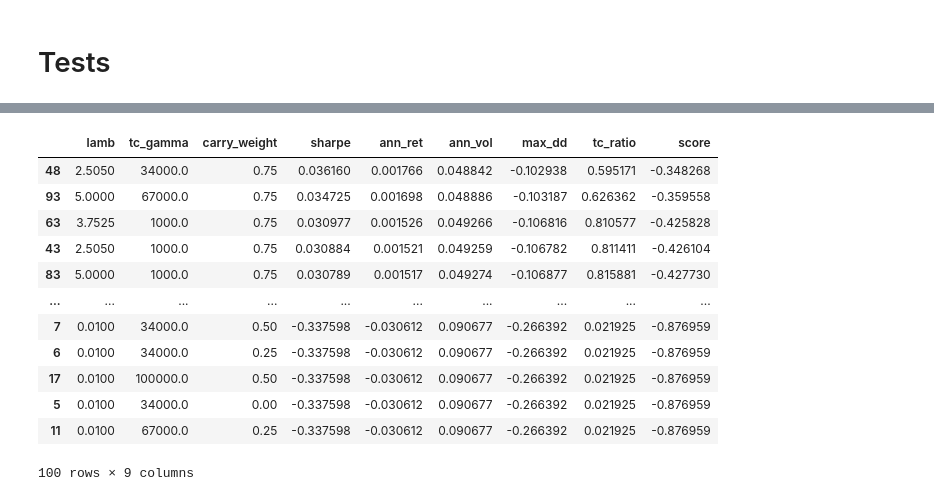
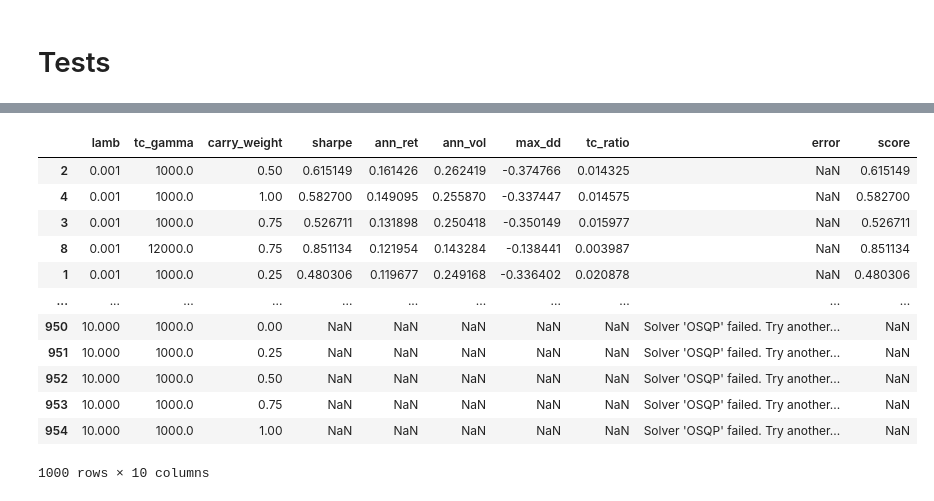
Before and after one commit to pradosth0/Markowitz_based_portfolio_allocation, a Jupyter notebook: pf_V2.ipynb, the cells around one changed output, grey strips where cells are left out. Drawn from its saved outputs; the diff is of its cells as text; code cells hidden in the pictures.

```diff
--- a/pf_V2.ipynb
+++ b/pf_V2.ipynb
@@ -1858,13 +1853,13 @@ tspf = TimeSeriesPortfolio(
     rebalance_freq="ME",
     dv01_ref=dv01_ref,
     long_only=True,
-    lamb=0.01, # 0.2
-    tc_gamma=1500 #12000 intensité des coûts dans l’optimisation
+    lamb=0.05, # 0.2
+    tc_gamma=45000 #12000 intensité des coûts dans l’optimisation
     #initial_weights= df_weights["weight"]
 )
 
 
-tspf.generate_portfolios()
+tspf.generate_portfolios(carry_weight=0.8)
 
 viz = PortfolioDashboardVisualizer(ts_portfolio=tspf)
 #viz.plot_dashboard(save_path="dashboard.png", dpi=100)
@@ -1893,9 +1888,9 @@ import pandas as pd
 import warnings
 
 param_grid = {
-    "lamb"        : np.linspace(0.01, 5.0, 5),
-    "tc_gamma"    : np.linspace(1_000, 100_000, 4),
-    "carry_weight": np.linspace(0.0, 1.0, 5),   # 0=momentum pur, 1=carry pur
+    "lamb"        : np.linspace(0.005, 0.05, 10),
+    "tc_gamma"    : np.linspace(1_000, 50_000, 10),
+    "carry_weight": np.linspace(0.0, 1.0, 10),   # 0=momentum pur, 1=carry pur
 }
 
 combinations = list(itertools.product(
@@ -1911,9 +1906,9 @@ def run_backtest(lamb, tc_gamma, carry_weight):
         tspf = TimeSeriesPortfolio(
             data                = long,
             start_date          = "2021-01-01",
-            end_date            = "2025-06-10",
+            end_date            = "2023-06-10",
             rebalance_freq      = "ME",
-            long_only           = True,
+            long_only           = False,
             lamb                = lamb,
             tc_gamma            = tc_gamma,
             dv01_ref            = dv01_ref,
@@ -1953,8 +1948,6 @@ df = pd.DataFrame(results)
 
 df["score"] = (
       df["sharpe"]
-    - 2.0 * df["max_dd"].abs()
-    - 0.3 * df["tc_ratio"].clip(0, 2)
 )
 
 df = df.sort_values("score", ascending=False)
@@ -1988,16 +1986,16 @@ print(df[[
 # %%
-df.sort_values("sharpe", ascending=False)
+df.sort_values("ann_ret", ascending=False)
 # %% [output]
-|  | lamb | tc_gamma | carry_weight | sharpe | ann_ret | ann_vol | max_dd | tc_ratio | score |
-| 48 | 2.5050 | 34000.0 | 0.75 | 0.036160 | 0.001766 | 0.048842 | -0.102938 | 0.595171 | -0.348268 |
-| 93 | 5.0000 | 67000.0 | 0.75 | 0.034725 | 0.001698 | 0.048886 | -0.103187 | 0.626362 | -0.359558 |
-| 63 | 3.7525 | 1000.0 | 0.75 | 0.030977 | 0.001526 | 0.049266 | -0.106816 | 0.810577 | -0.425828 |
-| 43 | 2.5050 | 1000.0 | 0.75 | 0.030884 | 0.001521 | 0.049259 | -0.106782 | 0.811411 | -0.426104 |
-| 83 | 5.0000 | 1000.0 | 0.75 | 0.030789 | 0.001517 | 0.049274 | -0.106877 | 0.815881 | -0.427730 |
-| ... | ... | ... | ... | ... | ... | ... | ... | ... | ... |
-| 7 | 0.0100 | 34000.0 | 0.50 | -0.337598 | -0.030612 | 0.090677 | -0.266392 | 0.021925 | -0.876959 |
-| 6 | 0.0100 | 34000.0 | 0.25 | -0.337598 | -0.030612 | 0.090677 | -0.266392 | 0.021925 | -0.876959 |
-| 17 | 0.0100 | 100000.0 | 0.50 | -0.337598 | -0.030612 | 0.090677 | -0.266392 | 0.021925 | -0.876959 |
-| 5 | 0.0100 | 34000.0 | 0.00 | -0.337598 | -0.030612 | 0.090677 | -0.266392 | 0.021925 | -0.876959 |
-| 11 | 0.0100 | 67000.0 | 0.25 | -0.337598 | -0.030612 | 0.090677 | -0.266392 | 0.021925 | -0.876959 |
+|  | lamb | tc_gamma | carry_weight | sharpe | ann_ret | ann_vol | max_dd | tc_ratio | error | score |
+| 2 | 0.001 | 1000.0 | 0.50 | 0.615149 | 0.161426 | 0.262419 | -0.374766 | 0.014325 | NaN | 0.615149 |
+| 4 | 0.001 | 1000.0 | 1.00 | 0.582700 | 0.149095 | 0.255870 | -0.337447 | 0.014575 | NaN | 0.582700 |
+| 3 | 0.001 | 1000.0 | 0.75 | 0.526711 | 0.131898 | 0.250418 | -0.350149 | 0.015977 | NaN | 0.526711 |
+| 8 | 0.001 | 12000.0 | 0.75 | 0.851134 | 0.121954 | 0.143284 | -0.138441 | 0.003987 | NaN | 0.851134 |
+| 1 | 0.001 | 1000.0 | 0.25 | 0.480306 | 0.119677 | 0.249168 | -0.336402 | 0.020878 | NaN | 0.480306 |
+| ... | ... | ... | ... | ... | ... | ... | ... | ... | ... | ... |
+| 950 | 10.000 | 1000.0 | 0.00 | NaN | NaN | NaN | NaN | NaN | Solver 'OSQP' failed. Try another... | NaN |
+| 951 | 10.000 | 1000.0 | 0.25 | NaN | NaN | NaN | NaN | NaN | Solver 'OSQP' failed. Try another... | NaN |
+| 952 | 10.000 | 1000.0 | 0.50 | NaN | NaN | NaN | NaN | NaN | Solver 'OSQP' failed. Try another... | NaN |
+| 953 | 10.000 | 1000.0 | 0.75 | NaN | NaN | NaN | NaN | NaN | Solver 'OSQP' failed. Try another... | NaN |
+| 954 | 10.000 | 1000.0 | 1.00 | NaN | NaN | NaN | NaN | NaN | Solver 'OSQP' failed. Try another... | NaN |
-100 rows × 9 columns
+1000 rows × 10 columns
```
Also changed, not shown: parts of 5 cells of this notebook, 1 other file.
